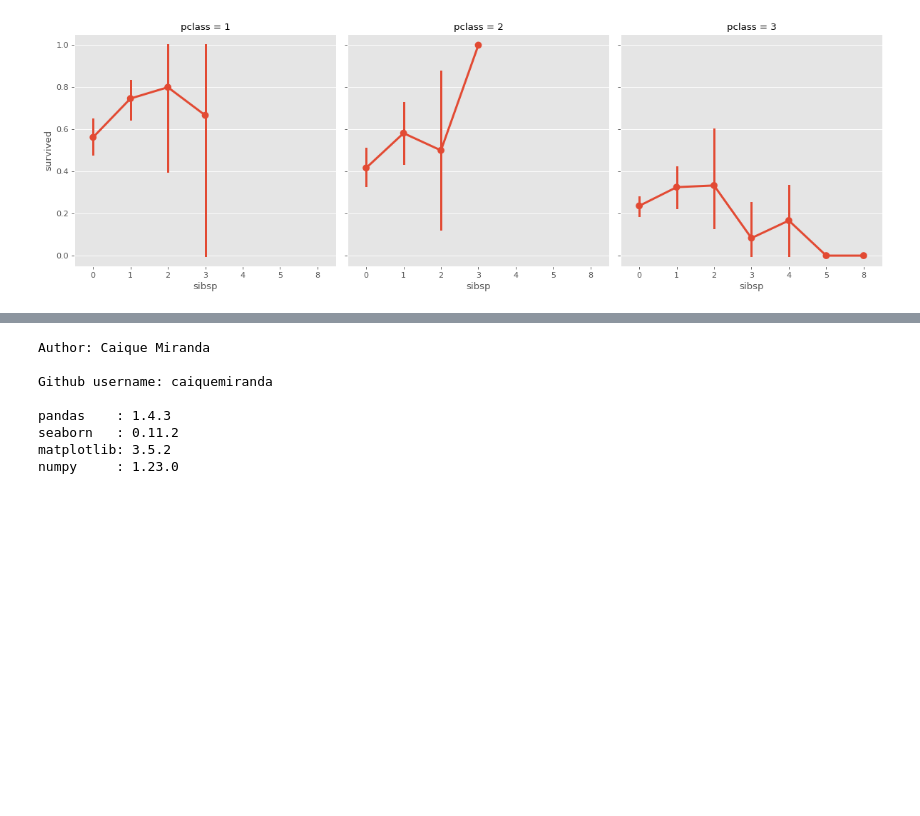
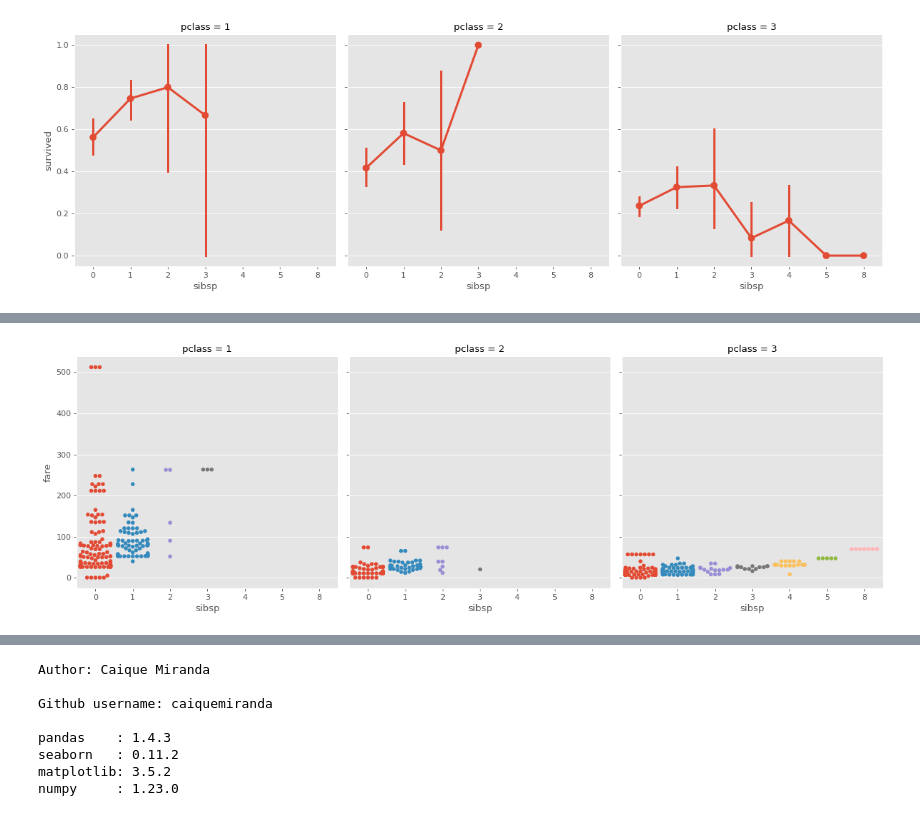
Before and after one commit to caiquemiranda/data-visualization-python, a Jupyter notebook: 10-analysis-visualization-titanic-dataset.ipynb, the cells around one changed output, grey strips where cells are left out. Drawn from its saved outputs; the diff is of its cells as text; code cells hidden in the pictures; blank space fills up the shorter version.

```diff
--- a/10-analysis-visualization-titanic-dataset.ipynb
+++ b/10-analysis-visualization-titanic-dataset.ipynb
@@ -717,0 +726,8 @@ sns.catplot(x= 'sibsp',
+# %%
+sns.catplot(x= 'sibsp',
+            y= 'fare',
+            kind= 'swarm',
+            col= 'pclass',
+            data= titanic);
+# %% [output]
+[figure, added]
```
Also changed, not shown: parts of 2 cells of this notebook.
